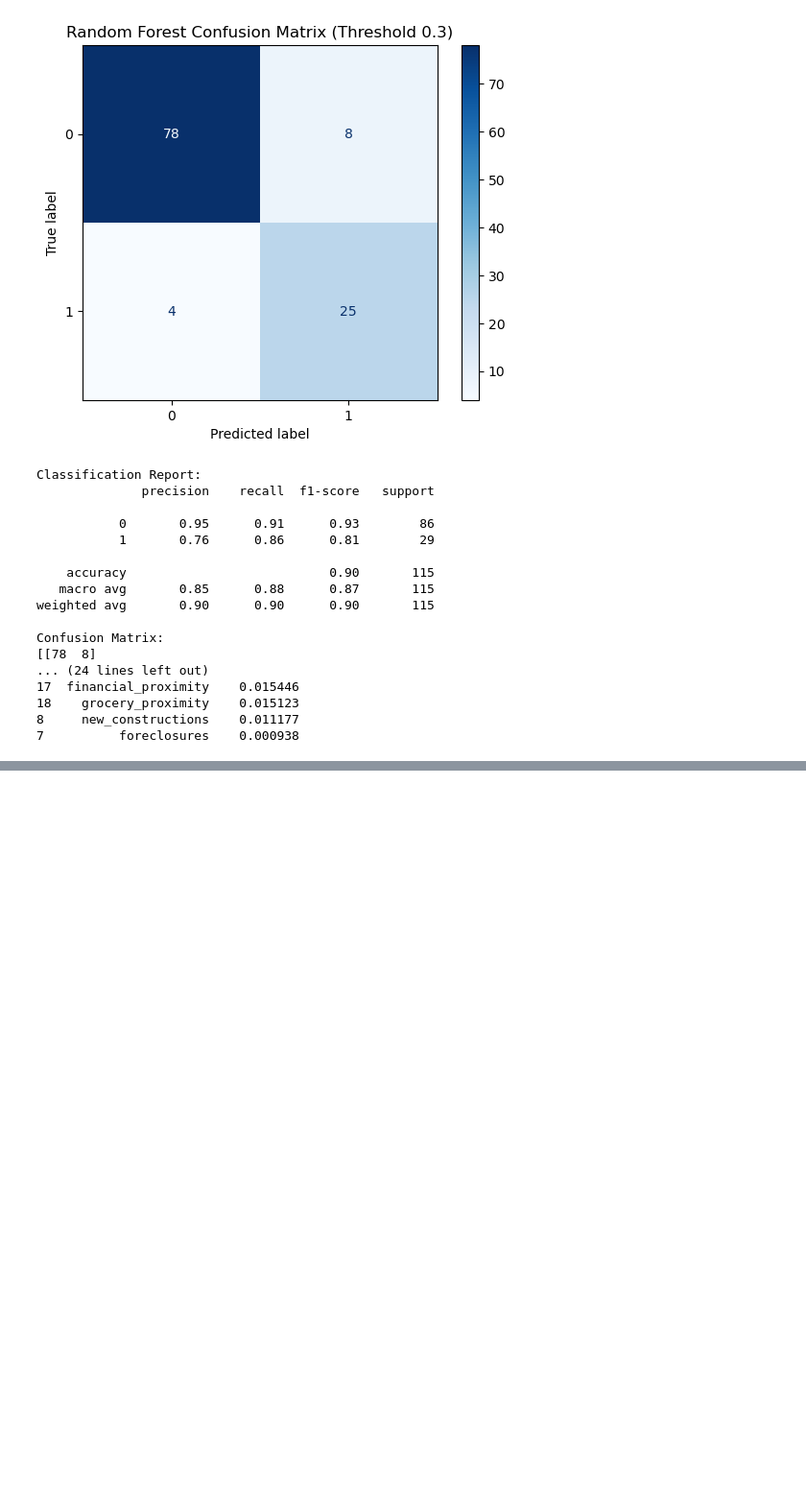
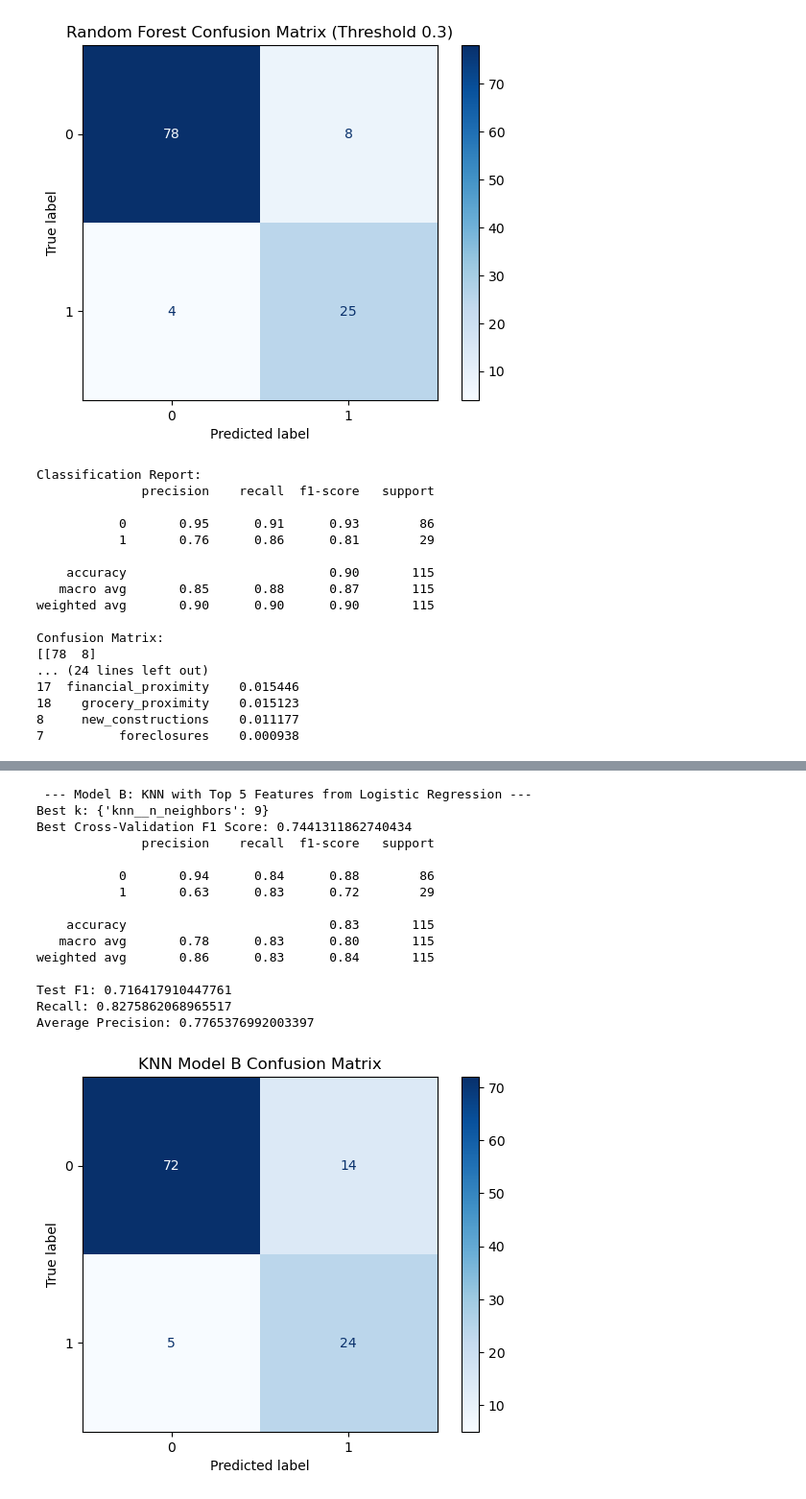
Before and after one commit to teseri86/Charlotte_Housing_Project, a Jupyter notebook: notebooks/displacement_risk_model.ipynb, the cells around one changed output, grey strips where cells are left out. Shown at 96% size. Cells and saved outputs as stored; diff of their text form; code cells hidden in the pictures; blank space fills up the shorter version.

```diff
--- a/notebooks/displacement_risk_model.ipynb
+++ b/notebooks/displacement_risk_model.ipynb
@@ -444,0 +504,62 @@ Confusion Matrix:
+# %%
+#Model B with selected features from Logistic Regression feature importance
+
+features = [
+    'household_income',
+    'transit_proximity',
+    'food_nutrition',
+    'housing_density',
+    'housing_age'
+]
+
+X_top5 = master_df[features]
+y_top5 = master_df['displacement_risk']
+
+X_train, X_test, y_train, y_test = train_test_split(X_top5, y_top5, test_size=0.25, random_state=42, stratify=y_top5)
+
+grid_B = GridSearchCV(
+    Pipeline([
+        ('smote', SMOTE(random_state=42)),
+        ('scaler', StandardScaler()),
+        ('knn', KNeighborsClassifier())
+    ]),
+    param_grid,
+    cv=5,
+    scoring='f1'
+)
+
+grid_B.fit(X_train, y_train)
+
+print("\n --- Model B: KNN with Top 5 Features from Logistic Regression ---")
+print("Best k:", grid_B.best_params_)
+print("Best Cross-Validation F1 Score:", grid_B.best_score_)
+
+y_pred_B = grid_B.best_estimator_.predict(X_test)
+
+print(classification_report(y_test, y_pred_B))
+print("Test F1:", f1_score(y_test, y_pred_B))
+print("Recall:", recall_score(y_test, y_pred_B))
+
+y_prob_B = grid_B.best_estimator_.predict_proba(X_test)[:, 1]
+print("Average Precision:", average_precision_score(y_test, y_prob_B))
+
+ConfusionMatrixDisplay.from_predictions(y_test, y_pred_B, cmap="Blues")
+plt.title("KNN Model B Confusion Matrix")
+plt.show()
+# %% [output]
+ --- Model B: KNN with Top 5 Features from Logistic Regression ---
+Best k: {'knn__n_neighbors': 9}
+Best Cross-Validation F1 Score: 0.7441311862740434
+              precision    recall  f1-score   support
+
+           0       0.94      0.84      0.88        86
+           1       0.63      0.83      0.72        29
+
+    accuracy                           0.83       115
+   macro avg       0.78      0.83      0.80       115
+weighted avg       0.86      0.83      0.84       115
+
+Test F1: 0.716417910447761
+Recall: 0.8275862068965517
+Average Precision: 0.7765376992003397
+[figure, added]
```
Also changed, not shown: parts of 5 cells of this notebook.
